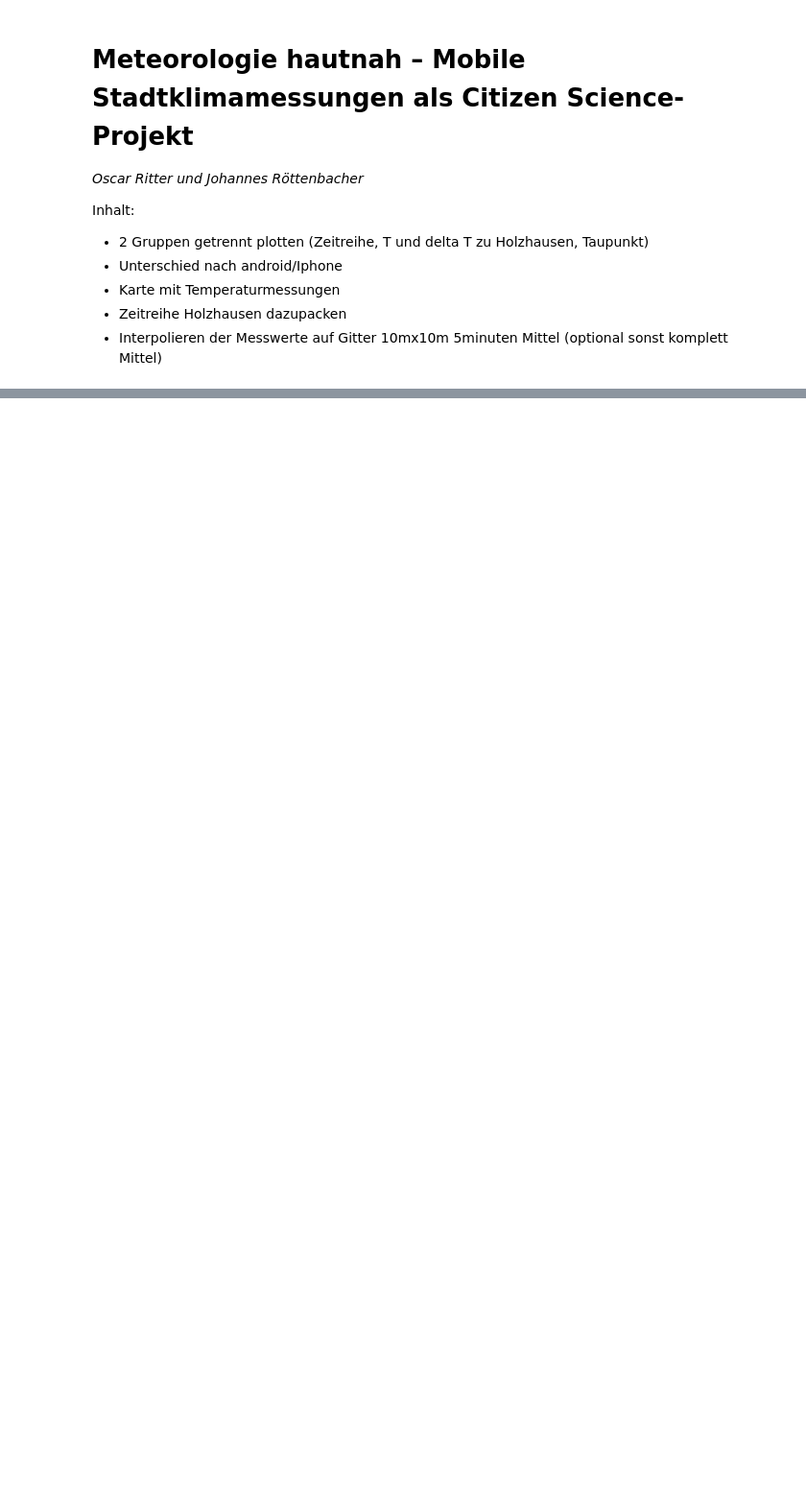
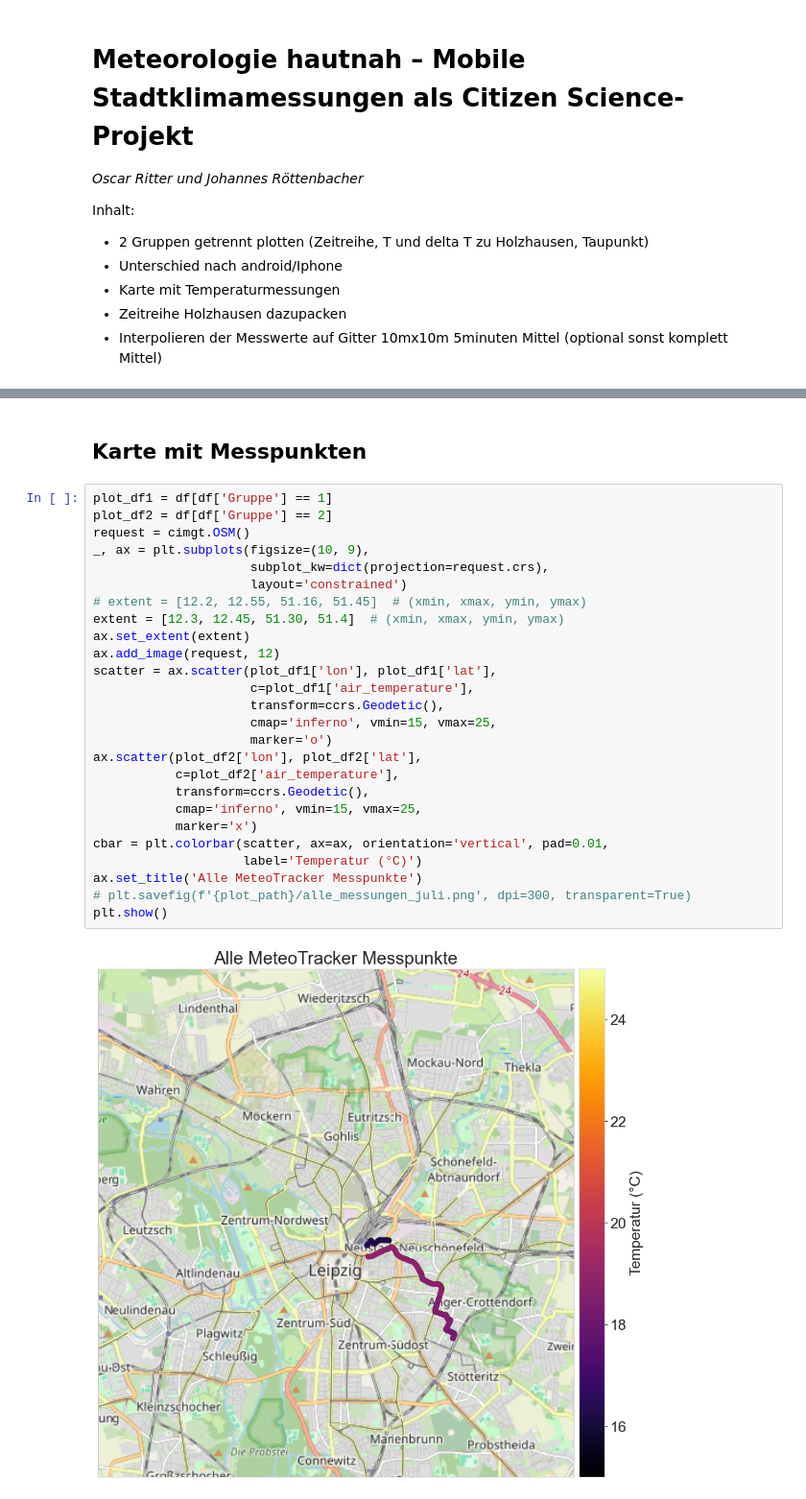
Before and after one commit to MeteorologieHautnah/MeteorologieHautnah, a Jupyter notebook: analysis/stumeta_2024.ipynb, the cells around one changed output, grey strips where cells are left out. Shown at 96% size. Saved outputs shown, nothing was run; the diff lists cells and outputs as text; blank space fills up the shorter version.

```diff
--- a/analysis/stumeta_2024.ipynb
+++ b/analysis/stumeta_2024.ipynb
@@ -26,0 +117,30 @@ df = df[df['device_id'] == device_id.iloc[0]]
+# %% [markdown]
+## Karte mit Messpunkten
+# %%
+plot_df1 = df[df['Gruppe'] == 1]
+plot_df2 = df[df['Gruppe'] == 2]
+request = cimgt.OSM()
+_, ax = plt.subplots(figsize=(10, 9),
+                     subplot_kw=dict(projection=request.crs),
+                     layout='constrained')
+# extent = [12.2, 12.55, 51.16, 51.45]  # (xmin, xmax, ymin, ymax)
+extent = [12.3, 12.45, 51.30, 51.4]  # (xmin, xmax, ymin, ymax)
+ax.set_extent(extent)
+ax.add_image(request, 12)
+scatter = ax.scatter(plot_df1['lon'], plot_df1['lat'],
+                     c=plot_df1['air_temperature'],
+                     transform=ccrs.Geodetic(),
+                     cmap='inferno', vmin=15, vmax=25,
+                     marker='o')
+ax.scatter(plot_df2['lon'], plot_df2['lat'],
+           c=plot_df2['air_temperature'],
+           transform=ccrs.Geodetic(),
+           cmap='inferno', vmin=15, vmax=25,
+           marker='x')
+cbar = plt.colorbar(scatter, ax=ax, orientation='vertical', pad=0.01,
+                    label='Temperatur (°C)')
+ax.set_title('Alle MeteoTracker Messpunkte')
+# plt.savefig(f'{plot_path}/alle_messungen_juli.png', dpi=300, transparent=True)
+plt.show()
+# %% [output]
+[figure, added]
```
Also changed, not shown: parts of 13 cells of this notebook.
